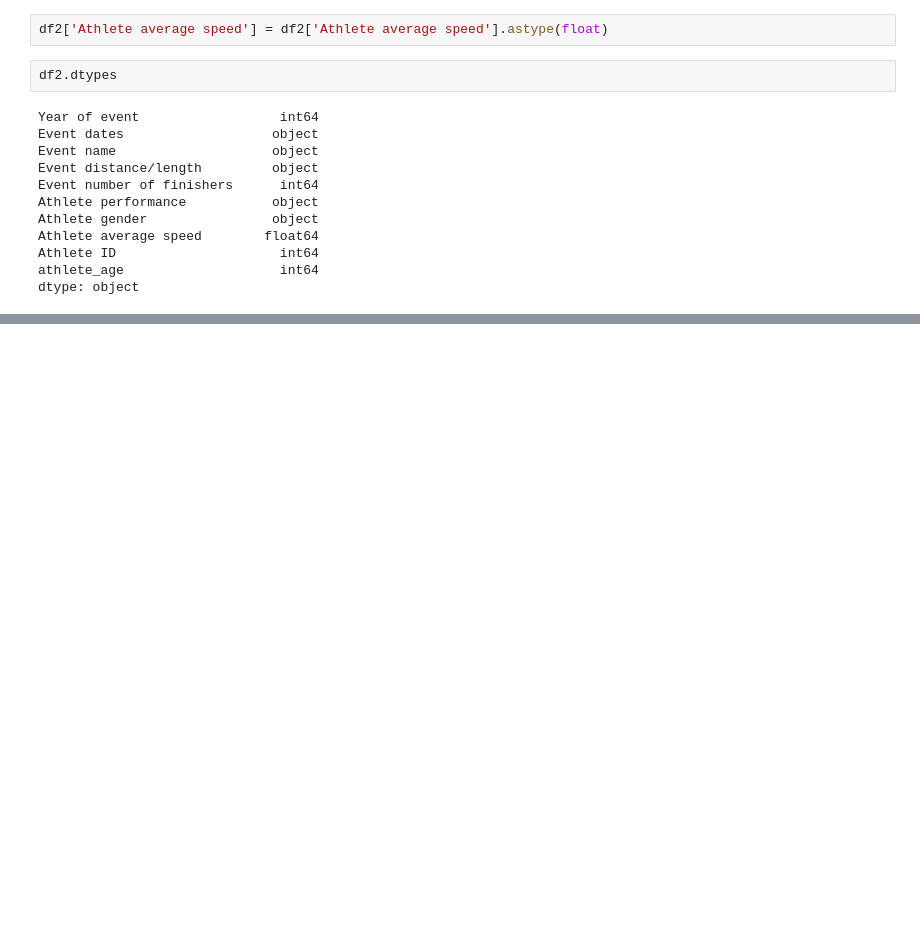
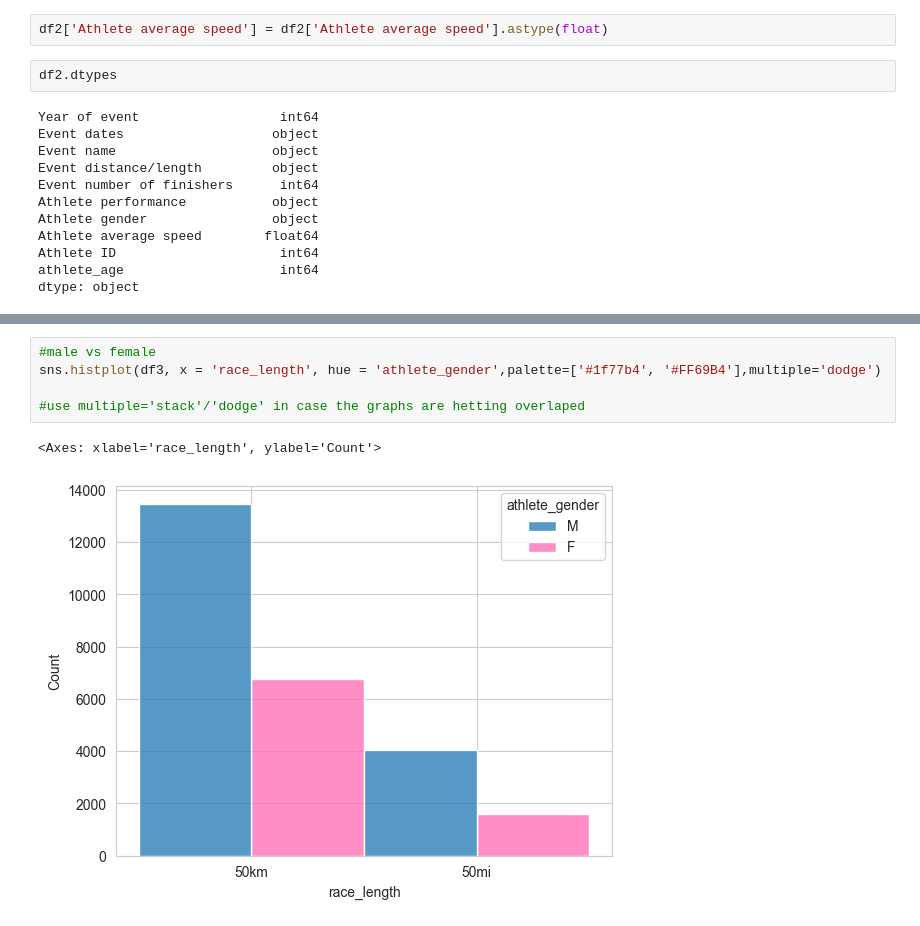
Before and after one commit to Suranjana99/Marathon_data_analysis, a Jupyter notebook: MarathonData.ipynb, the cells around one changed output, grey strips where cells are left out. Saved outputs shown, nothing was run; the diff lists cells and outputs as text; blank space fills up the shorter version.

```diff
--- a/MarathonData.ipynb
+++ b/MarathonData.ipynb
@@ -309,0 +409,8 @@ dtype: object
+# %%
+#male vs female
+sns.histplot(df3, x = 'race_length', hue = 'athlete_gender',palette=['#1f77b4', '#FF69B4'],multiple='dodge')
+
+#use multiple='stack'/'dodge' in case the graphs are hetting overlaped
+# %% [output]
+<Axes: xlabel='race_length', ylabel='Count'>
+[figure, added]
```
Also changed, not shown: parts of 28 cells of this notebook.
